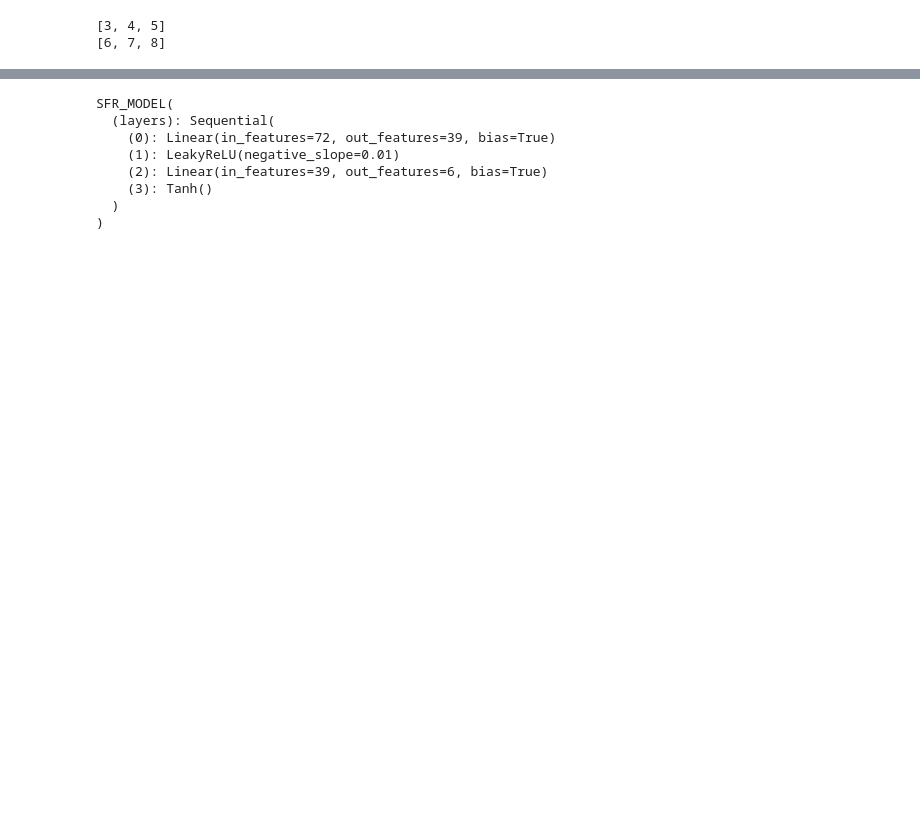
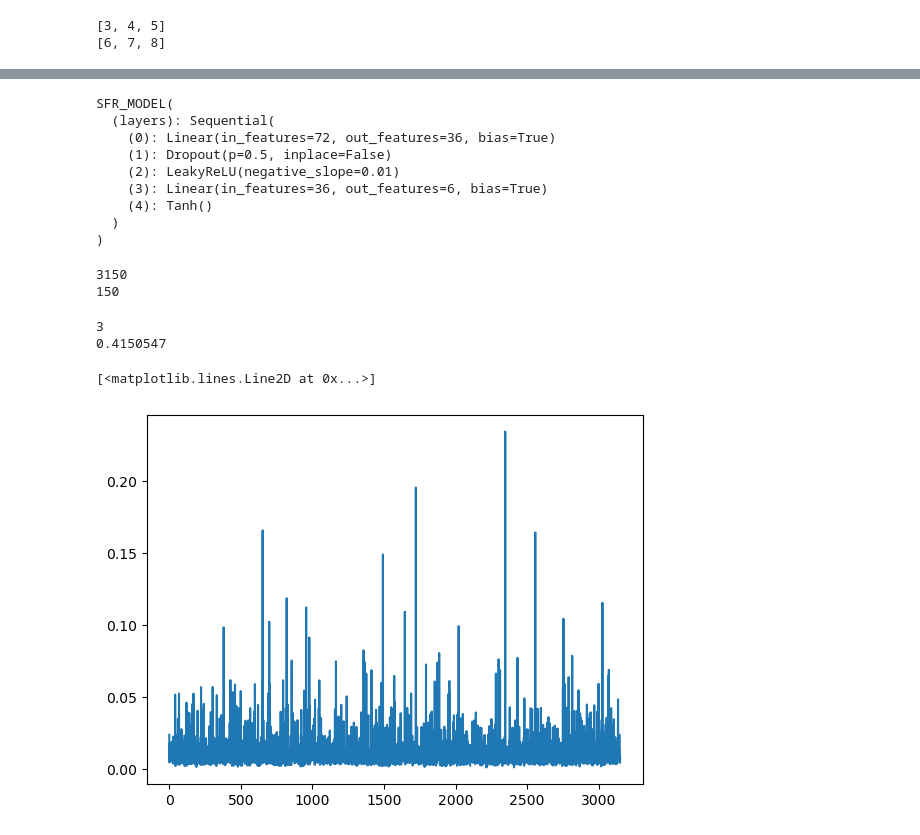
Before and after one commit to eihwood/Haystacks.AI-7, a Jupyter notebook: src/MLP_byzip.ipynb, the cells around one changed output, grey strips where cells are left out. Cells and saved outputs as stored; diff of their text form; code cells hidden in the pictures; blank space fills up the shorter version.

Commit message:
add test set and saving best model epoch

```diff
--- a/src/MLP_byzip.ipynb
+++ b/src/MLP_byzip.ipynb
@@ -129,8 +129,14 @@ for zipcode in df['census_zcta5_geoid'].unique():
     zipcode_df = df[df['census_zcta5_geoid'] == zipcode]
 
     # Train test split
-    df_train = zipcode_df.loc[(df.date < '2022-01-01')]
-    df_test = zipcode_df.loc[(df.date >= '2022-01-01')]
+
+    # original split
+    #df_train = zipcode_df.loc[(df.date < '2022-01-01')]
+    #df_test = zipcode_df.loc[(df.date >= '2022-01-01')]
+
+    # try longer test set
+    df_train = zipcode_df.loc[(df.date < '2021-12-01')]
+    df_test = zipcode_df.loc[(df.date >= '2021-12-01')]
 
     # Transform training data, cast class and store
     train_X = col_transform.fit_transform(df_train)
@@ -177,6 +216,7 @@ class SFR_MODEL(nn.Module):
         super().__init__() # for nn.MOdule you must initialize the super class
         self.layers = nn.Sequential(
             nn.Linear(indim, hdim),
+            nn.Dropout(p=0.5),
             nn.LeakyReLU(),
             nn.Linear(hdim, outdim),
             nn.Tanh()
@@ -190,15 +230,16 @@ class SFR_MODEL(nn.Module):
 # outdim matches length of output vector
 # hdim?
 
-model = SFR_MODEL(indim = 72, hdim = 39, outdim = 6)
+model = SFR_MODEL(indim = 72, hdim = 36, outdim = 6)
 print(model)
 # %% [output]
 SFR_MODEL(
   (layers): Sequential(
-    (0): Linear(in_features=72, out_features=39, bias=True)
-    (1): LeakyReLU(negative_slope=0.01)
-    (2): Linear(in_features=39, out_features=6, bias=True)
-    (3): Tanh()
+    (0): Linear(in_features=72, out_features=36, bias=True)
+    (1): Dropout(p=0.5, inplace=False)
+    (2): LeakyReLU(negative_slope=0.01)
+    (3): Linear(in_features=36, out_features=6, bias=True)
+    (4): Tanh()
   )
 )
 # %%
@@ -212,0 +314,27 @@ loss_fn = nn.MSELoss()
+# %%
+print(len(np.array(losses_train_dict['30002']))) # 3150 losses, so there were 21 x 150 iterations
+print(len(np.array(losses_test_dict['30002']))) # 150 losses, 1 for each epoch
+# %% [output]
+3150
+150
+# %%
+checkpoint = torch.load('model_info.pt')
+model.load_state_dict(checkpoint['model_state_dict'])
+opt.load_state_dict(checkpoint['optimizer_state_dict'])
+epoch = checkpoint['epoch']
+loss = checkpoint['loss']
+
+print(epoch)
+print(loss)
+
+# model.eval()
+# model.train()
+# %% [output]
+3
+0.4150547
+# %%
+# plot training loss
+plt.plot(np.array(losses_train_dict['30002']))
+# %% [output]
+[<matplotlib.lines.Line2D at 0x...>]
+[figure, added]
```
Also changed, not shown: parts of 13 cells of this notebook.
